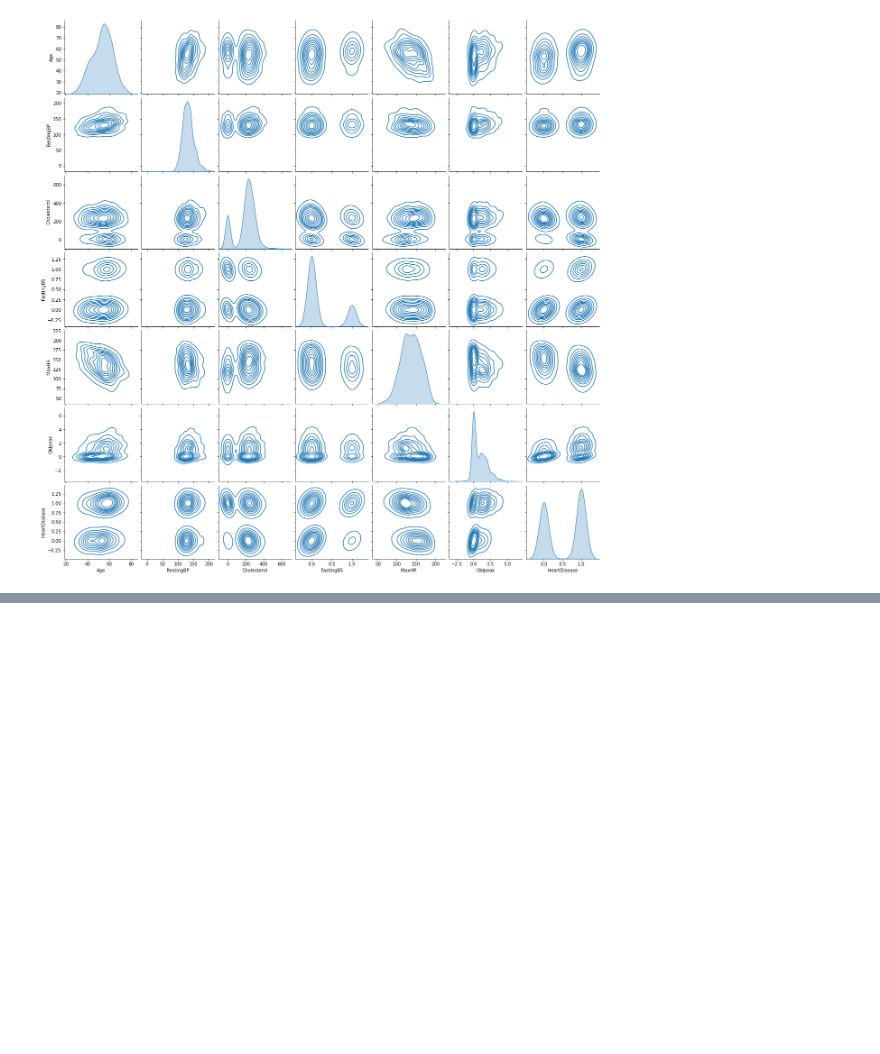
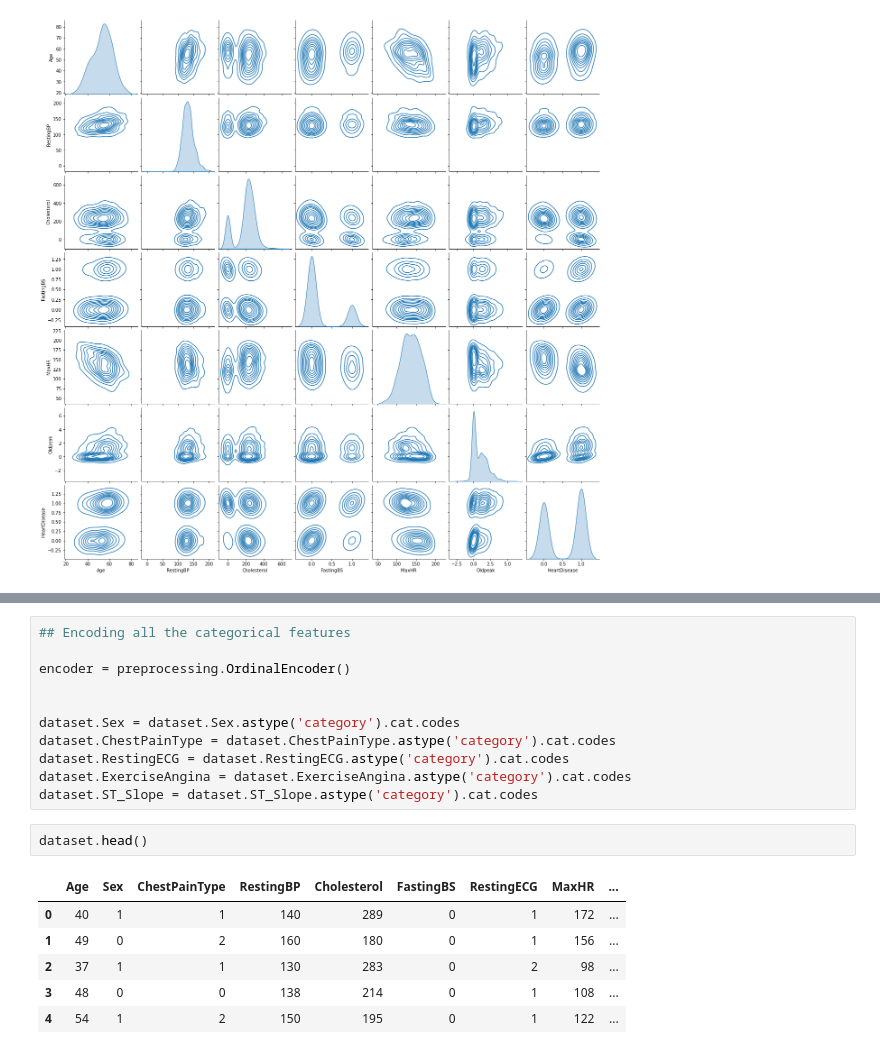
Before and after one commit to dayaniravi123/Machine-Learning-Projects, a Jupyter notebook: Heart_Failure_Detection.ipynb, the cells around one changed output, grey strips where cells are left out. Saved outputs shown, nothing was run; the diff lists cells and outputs as text; blank space fills up the shorter version.

Commit message:
Encode all the categorical features

```diff
--- a/Heart_Failure_Detection.ipynb
+++ b/Heart_Failure_Detection.ipynb
@@ -59,0 +55,20 @@ KeyError: ignored
+# %%
+## Encoding all the categorical features
+
+encoder = preprocessing.OrdinalEncoder()
+
+
+dataset.Sex = dataset.Sex.astype('category').cat.codes
+dataset.ChestPainType = dataset.ChestPainType.astype('category').cat.codes
+dataset.RestingECG = dataset.RestingECG.astype('category').cat.codes
+dataset.ExerciseAngina = dataset.ExerciseAngina.astype('category').cat.codes
+dataset.ST_Slope = dataset.ST_Slope.astype('category').cat.codes
+# %%
+dataset.head()
+# %% [output]
+|  | Age | Sex | ChestPainType | RestingBP | Cholesterol | FastingBS | RestingECG | MaxHR | ... |
+| 0 | 40 | 1 | 1 | 140 | 289 | 0 | 1 | 172 | ... |
+| 1 | 49 | 0 | 2 | 160 | 180 | 0 | 1 | 156 | ... |
+| 2 | 37 | 1 | 1 | 130 | 283 | 0 | 2 | 98 | ... |
+| 3 | 48 | 0 | 0 | 138 | 214 | 0 | 1 | 108 | ... |
+| 4 | 54 | 1 | 2 | 150 | 195 | 0 | 1 | 122 | ... |
```
Also changed, not shown: parts of 3 cells of this notebook.
